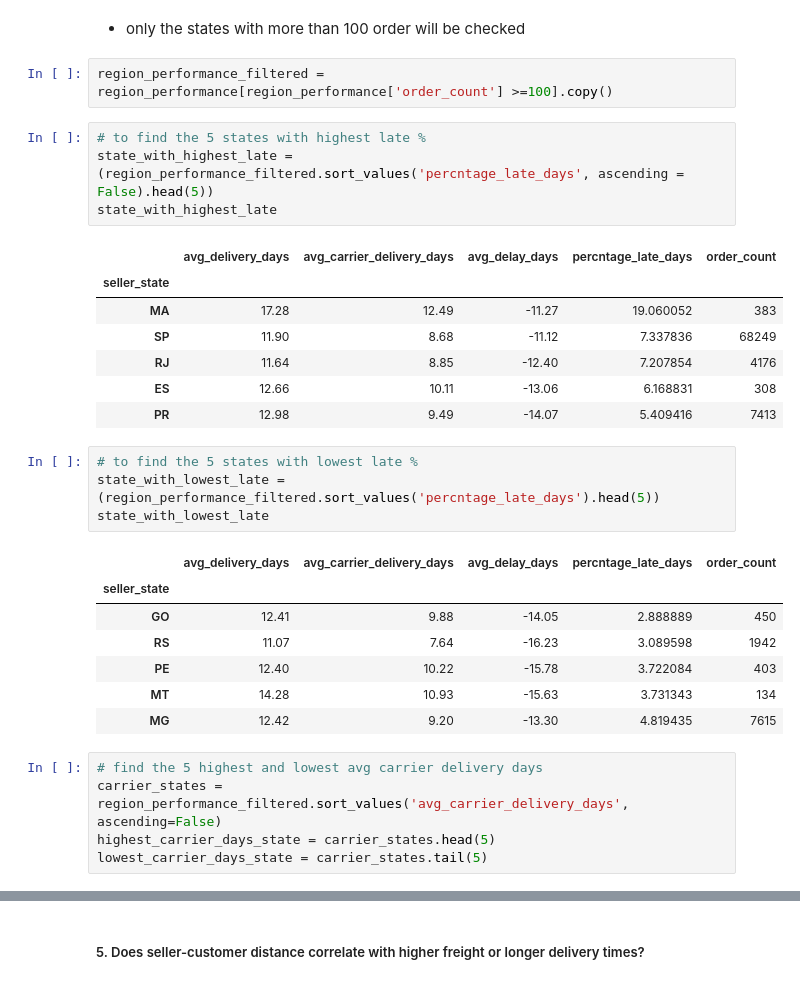
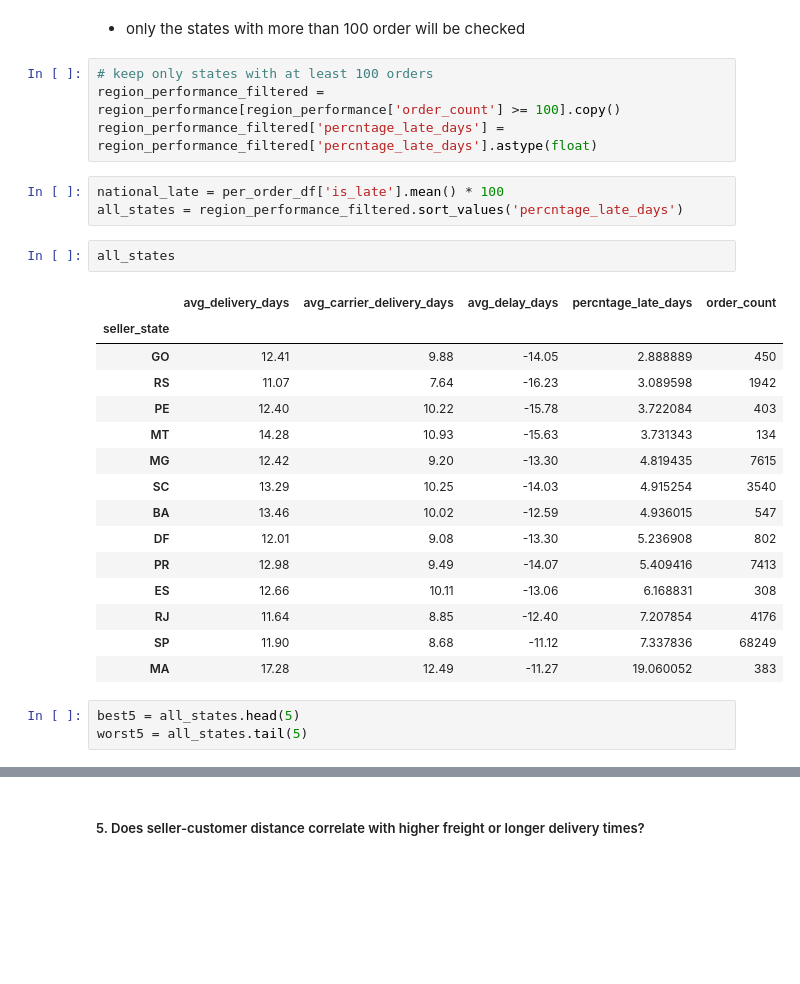
Before and after one commit to Noora-Alkhalaqi/Data-Sprint-Project, a Jupyter notebook: Data_Analyzing/Data_Analyzing_03.ipynb, the cells around one changed output, grey strips where cells are left out. Saved outputs shown, nothing was run; the diff lists cells and outputs as text; blank space fills up the shorter version.

```diff
--- a/Data_Analyzing/Data_Analyzing_03.ipynb
+++ b/Data_Analyzing/Data_Analyzing_03.ipynb
@@ -334,34 +349,31 @@ region_performance.head(2)
 # %% [markdown]
 - only the states with more than 100 order will be checked
 # %%
-region_performance_filtered = region_performance[region_performance['order_count'] >=100].copy()
+# keep only states with at least 100 orders
+region_performance_filtered = region_performance[region_performance['order_count'] >= 100].copy()
+region_performance_filtered['percntage_late_days'] = region_performance_filtered['percntage_late_days'].astype(float)
 # %%
-# to find the 5 states with highest late %
-state_with_highest_late = (region_performance_filtered.sort_values('percntage_late_days', ascending = False).head(5))
-state_with_highest_late
+national_late = per_order_df['is_late'].mean() * 100
+all_states = region_performance_filtered.sort_values('percntage_late_days')
-# %% [output]
-|  | avg_delivery_days | avg_carrier_delivery_days | avg_delay_days | percntage_late_days | order_count |
-| seller_state |  |  |  |  |  |
-| MA | 17.28 | 12.49 | -11.27 | 19.060052 | 383 |
-| SP | 11.90 | 8.68 | -11.12 | 7.337836 | 68249 |
-| RJ | 11.64 | 8.85 | -12.40 | 7.207854 | 4176 |
-| ES | 12.66 | 10.11 | -13.06 | 6.168831 | 308 |
-| PR | 12.98 | 9.49 | -14.07 | 5.409416 | 7413 |
 # %%
-# to find the 5 states with lowest late %
-state_with_lowest_late = (region_performance_filtered.sort_values('percntage_late_days').head(5))
-state_with_lowest_late
+all_states
 # %% [output]
 |  | avg_delivery_days | avg_carrier_delivery_days | avg_delay_days | percntage_late_days | order_count |
 | seller_state |  |  |  |  |  |
 | GO | 12.41 | 9.88 | -14.05 | 2.888889 | 450 |
 | RS | 11.07 | 7.64 | -16.23 | 3.089598 | 1942 |
 | PE | 12.40 | 10.22 | -15.78 | 3.722084 | 403 |
 | MT | 14.28 | 10.93 | -15.63 | 3.731343 | 134 |
 | MG | 12.42 | 9.20 | -13.30 | 4.819435 | 7615 |
+| SC | 13.29 | 10.25 | -14.03 | 4.915254 | 3540 |
+| BA | 13.46 | 10.02 | -12.59 | 4.936015 | 547 |
+| DF | 12.01 | 9.08 | -13.30 | 5.236908 | 802 |
+| PR | 12.98 | 9.49 | -14.07 | 5.409416 | 7413 |
+| ES | 12.66 | 10.11 | -13.06 | 6.168831 | 308 |
+| RJ | 11.64 | 8.85 | -12.40 | 7.207854 | 4176 |
+| SP | 11.90 | 8.68 | -11.12 | 7.337836 | 68249 |
+| MA | 17.28 | 12.49 | -11.27 | 19.060052 | 383 |
 # %%
-# find the 5 highest and lowest avg carrier delivery days
-carrier_states = region_performance_filtered.sort_values('avg_carrier_delivery_days', ascending=False)
-highest_carrier_days_state = carrier_states.head(5)
-lowest_carrier_days_state = carrier_states.tail(5)
+best5 = all_states.head(5)
+worst5 = all_states.tail(5)
 # %%
```
Also changed, not shown: parts of 4 cells of this notebook.
